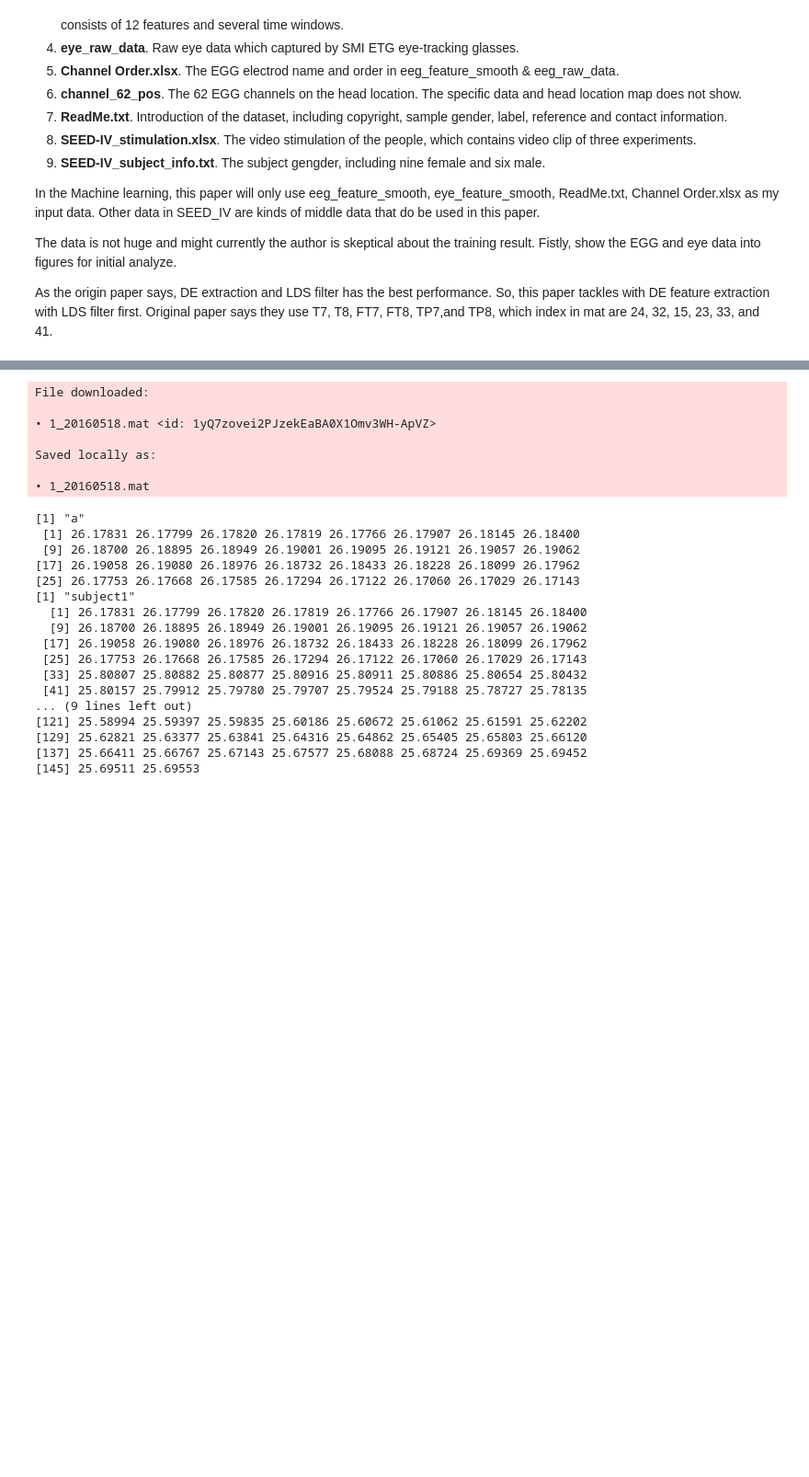
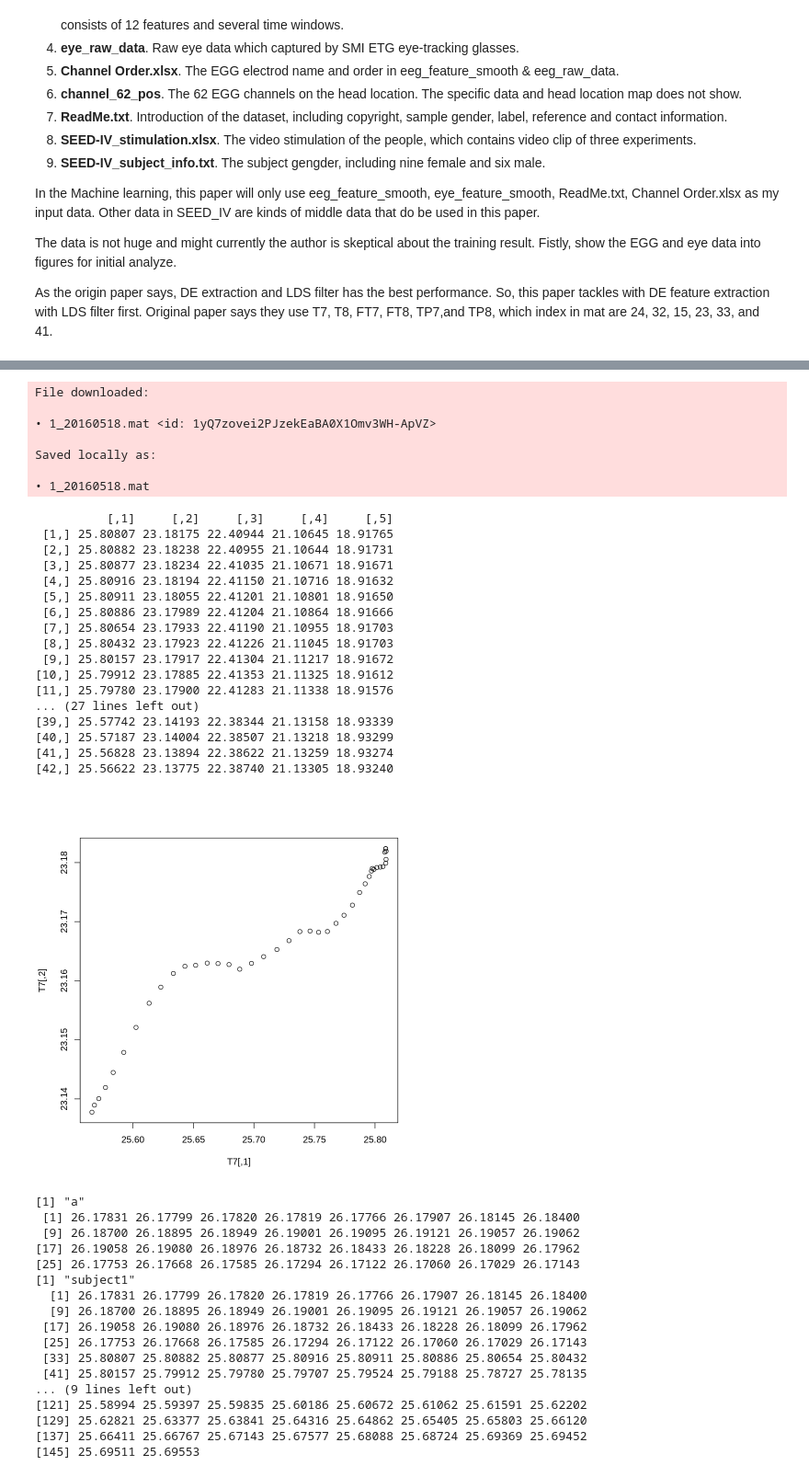
Before and after one commit to nieyangfei/EGG_Big_Data, a Jupyter notebook: EEG_Big_Data_Project.ipynb, the cells around one changed output, grey strips where cells are left out. Shown at 92% size. Drawn from its saved outputs; the diff is of its cells as text; code cells hidden in the pictures; blank space fills up the shorter version.

```diff
--- a/EEG_Big_Data_Project.ipynb
+++ b/EEG_Big_Data_Project.ipynb
@@ -98,54 +88,85 @@ head(EGG_sample_file)
 drive_download(EGG_sample_file, path = "1_20160518.mat", overwrite = TRUE)
 sample <- readMat("1_20160518.mat")
 
 de_LDS1 <- sample$de.LDS1
 T7 <- de_LDS1[24, , ]
-# print(T7)
-# plot(T7)
+print(T7)
+plot(T7)
 
-# matplot(T7, pch = 19, col = 1:5,
-#         main = "T7 Columns (5 band figure)",
-#         xlab = "Index", ylab = "Value")
-# legend("topright", legend = c("1-4Hz", "4-8Hz", "8-14Hz", "14-31Hz","31-50Hz"),
-#        col = 1:5, pch = 19)
+matplot(T7, pch = 19, col = 1:5,
+        main = "T7 Columns (5 band figure)",
+        xlab = "Index", ylab = "Value")
+legend("topright", legend = c("1-4Hz", "4-8Hz", "8-14Hz", "14-31Hz","31-50Hz"),
+       col = 1:5, pch = 19)
 
 a = sample$de.LDS4[24, , 1]
 # a = as.vector(a)
 print("a")
 print(a)
 
 # session1_label = [1,2,3,0 ...], let us see differenct emotions in T7 delta band.
 subject1 = c(sample$de.LDS4[24, , 1], sample$de.LDS1[24, , 1], sample$de.LDS2[24, , 1], sample$de.LDS3[24, , 1])
 print("subject1")
 print(subject1)
+neutral = sample$de.LDS4[24, , 1]
+sad = sample$de.LDS1[24, , 1]
+fear = sample$de.LDS2[24, , 1]
+happy = sample$de.LDS3[24, , 1]
+
+# Well, the emotions are distinguishable.
+boxplot(neutral, sad, fear, happy,
+        names = c("Neutral", "Sad", "Fear", "Happy"),
+        main = "Emotion Value Distribution",
+        ylab = "Value",
+        col = c("black", "blue", "red", "green"))
+
+# Now ,
 # %% [output]
 [1] "Project_EGG_Big_Data/SEED_IV/eeg_feature_smooth/1/1_20160518.mat"
 ✔ The input `path` resolved to exactly 1 file.
 A dribble: 1 × 4
 | name | path | id | drive_resource | NA | NA | NA | NA | NA | NA | NA | ... |
 | <chr> | <chr> | <drv_id> | <list> | ... |
 | 1_20160518.mat | ~/Project_EGG_Big_Data/SEED_IV/ee... | 1yQ7zovei2PJzekEaBA0X1Omv3WH-ApVZ | 1r64a1aynHlpqQyhkNh6w1dYVUVQOmpUv | yangfei nie | drive#user | TRUE | 14809535534033574514 | nieyangfeigo@gmail.com | https://lh3.googleusercontent.com... | yangfei nie | ... |
 File downloaded:
 
 • 1_20160518.mat <id: 1yQ7zovei2PJzekEaBA0X1Omv3WH-ApVZ>
 
 Saved locally as:
 
 • 1_20160518.mat
-[1] "a"
- [1] 26.17831 26.17799 26.17820 26.17819 26.17766 26.17907 26.18145 26.18400
- [9] 26.18700 26.18895 26.18949 26.19001 26.19095 26.19121 26.19057 26.19062
-[17] 26.19058 26.19080 26.18976 26.18732 26.18433 26.18228 26.18099 26.17962
-[25] 26.17753 26.17668 26.17585 26.17294 26.17122 26.17060 26.17029 26.17143
-[1] "subject1"
-  [1] 26.17831 26.17799 26.17820 26.17819 26.17766 26.17907 26.18145 26.18400
-  [9] 26.18700 26.18895 26.18949 26.19001 26.19095 26.19121 26.19057 26.19062
- [17] 26.19058 26.19080 26.18976 26.18732 26.18433 26.18228 26.18099 26.17962
- [25] 26.17753 26.17668 26.17585 26.17294 26.17122 26.17060 26.17029 26.17143
- [33] 25.80807 25.80882 25.80877 25.80916 25.80911 25.80886 25.80654 25.80432
- [41] 25.80157 25.79912 25.79780 25.79707 25.79524 25.79188 25.78727 25.78135
-... (9 lines left out)
-[121] 25.58994 25.59397 25.59835 25.60186 25.60672 25.61062 25.61591 25.62202
-[129] 25.62821 25.63377 25.63841 25.64316 25.64862 25.65405 25.65803 25.66120
-[137] 25.66411 25.66767 25.67143 25.67577 25.68088 25.68724 25.69369 25.69452
-[145] 25.69511 25.69553
+          [,1]     [,2]     [,3]     [,4]     [,5]
+ [1,] 25.80807 23.18175 22.40944 21.10645 18.91765
+ [2,] 25.80882 23.18238 22.40955 21.10644 18.91731
+ [3,] 25.80877 23.18234 22.41035 21.10671 18.91671
+ [4,] 25.80916 23.18194 22.41150 21.10716 18.91632
+ [5,] 25.80911 23.18055 22.41201 21.10801 18.91650
+ [6,] 25.80886 23.17989 22.41204 21.10864 18.91666
+ [7,] 25.80654 23.17933 22.41190 21.10955 18.91703
+ [8,] 25.80432 23.17923 22.41226 21.11045 18.91703
+ [9,] 25.80157 23.17917 22.41304 21.11217 18.91672
+[10,] 25.79912 23.17885 22.41353 21.11325 18.91612
+[11,] 25.79780 23.17900 22.41283 21.11338 18.91576
+... (27 lines left out)
+[39,] 25.57742 23.14193 22.38344 21.13158 18.93339
+[40,] 25.57187 23.14004 22.38507 21.13218 18.93299
+[41,] 25.56828 23.13894 22.38622 21.13259 18.93274
+[42,] 25.56622 23.13775 22.38740 21.13305 18.93240
+[figure, added]
+[1] "a"
+ [1] 26.17831 26.17799 26.17820 26.17819 26.17766 26.17907 26.18145 26.18400
+ [9] 26.18700 26.18895 26.18949 26.19001 26.19095 26.19121 26.19057 26.19062
+[17] 26.19058 26.19080 26.18976 26.18732 26.18433 26.18228 26.18099 26.17962
+[25] 26.17753 26.17668 26.17585 26.17294 26.17122 26.17060 26.17029 26.17143
+[1] "subject1"
+  [1] 26.17831 26.17799 26.17820 26.17819 26.17766 26.17907 26.18145 26.18400
+  [9] 26.18700 26.18895 26.18949 26.19001 26.19095 26.19121 26.19057 26.19062
+ [17] 26.19058 26.19080 26.18976 26.18732 26.18433 26.18228 26.18099 26.17962
+ [25] 26.17753 26.17668 26.17585 26.17294 26.17122 26.17060 26.17029 26.17143
+ [33] 25.80807 25.80882 25.80877 25.80916 25.80911 25.80886 25.80654 25.80432
+ [41] 25.80157 25.79912 25.79780 25.79707 25.79524 25.79188 25.78727 25.78135
+... (9 lines left out)
+[121] 25.58994 25.59397 25.59835 25.60186 25.60672 25.61062 25.61591 25.62202
+[129] 25.62821 25.63377 25.63841 25.64316 25.64862 25.65405 25.65803 25.66120
+[137] 25.66411 25.66767 25.67143 25.67577 25.68088 25.68724 25.69369 25.69452
+[145] 25.69511 25.69553
```
Also changed, not shown: parts of 9 cells of this notebook.
